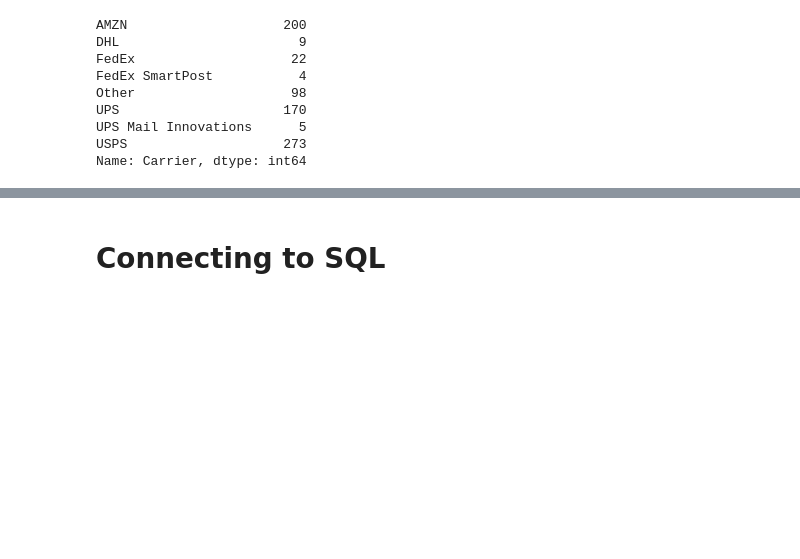
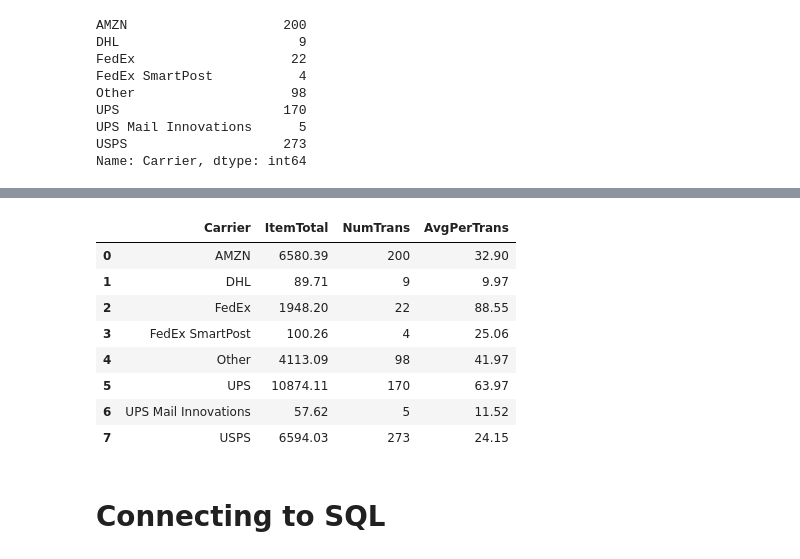
Before and after one commit to AmitSamra/AmazonOrderHistory, a Jupyter notebook: AmazonOrderHistory.ipynb, the cells around one changed output, grey strips where cells are left out. Cells and saved outputs as stored; diff of their text form; code cells hidden in the pictures; blank space fills up the shorter version.

Commit message:
Added carrier and avg trans df

```diff
--- a/AmazonOrderHistory.ipynb
+++ b/AmazonOrderHistory.ipynb
@@ -919,3 +919,24 @@ ax.figure.savefig('./img/')
+# %%
+# Shipping method and avg transaction cost
+
+df_CarrierTotal = df_main[['Carrier', 'ItemTotal']]
+df_CarrierTotal = df_CarrierTotal.groupby('Carrier', as_index = False)['ItemTotal'].sum()
+
+df_CarrierTrans = df_main[['Carrier', 'ItemTotal']].groupby('Carrier')['ItemTotal'].size()
+df_CarrierTotal['NumTrans'] = df_CarrierTrans.values
+
+df_CarrierTotal['AvgPerTrans'] = df_CarrierTotal['ItemTotal'].div(df_CarrierTotal['NumTrans']).round(2)
+df_CarrierTotal
+# %% [output]
+|  | Carrier | ItemTotal | NumTrans | AvgPerTrans |
+| 0 | AMZN | 6580.39 | 200 | 32.90 |
+| 1 | DHL | 89.71 | 9 | 9.97 |
+| 2 | FedEx | 1948.20 | 22 | 88.55 |
+| 3 | FedEx SmartPost | 100.26 | 4 | 25.06 |
+| 4 | Other | 4113.09 | 98 | 41.97 |
+| 5 | UPS | 10874.11 | 170 | 63.97 |
+| 6 | UPS Mail Innovations | 57.62 | 5 | 11.52 |
+| 7 | USPS | 6594.03 | 273 | 24.15 |
 # %% [markdown]
 #  Connecting to SQL
 # %%
```
Also changed, not shown: parts of 2 cells of this notebook.
